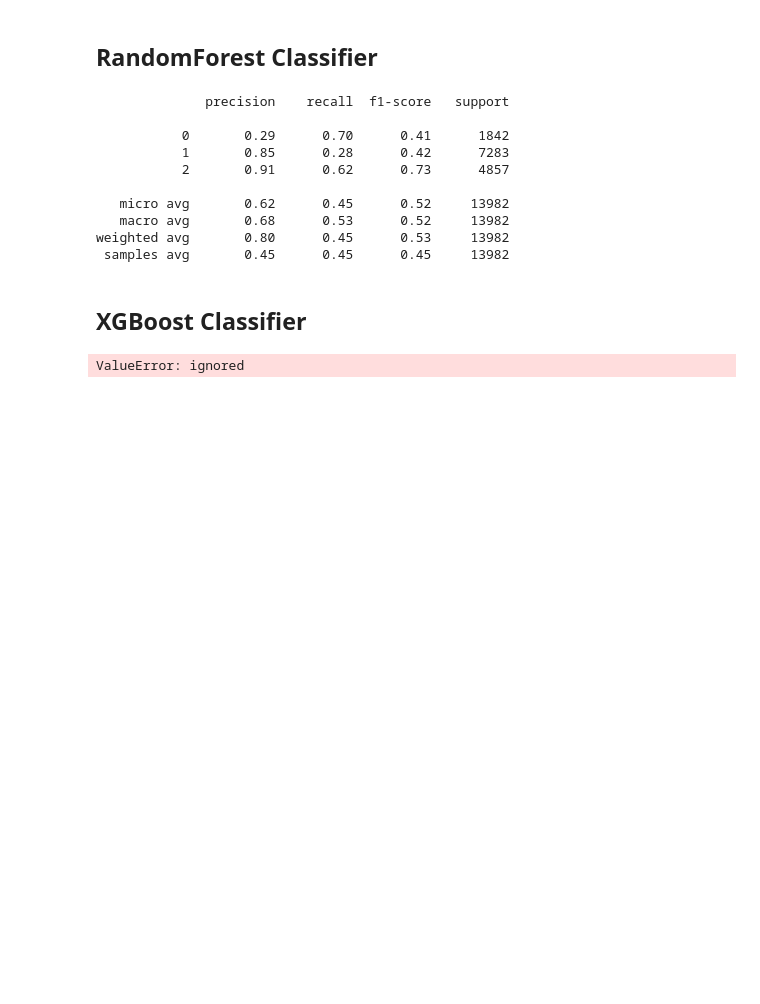
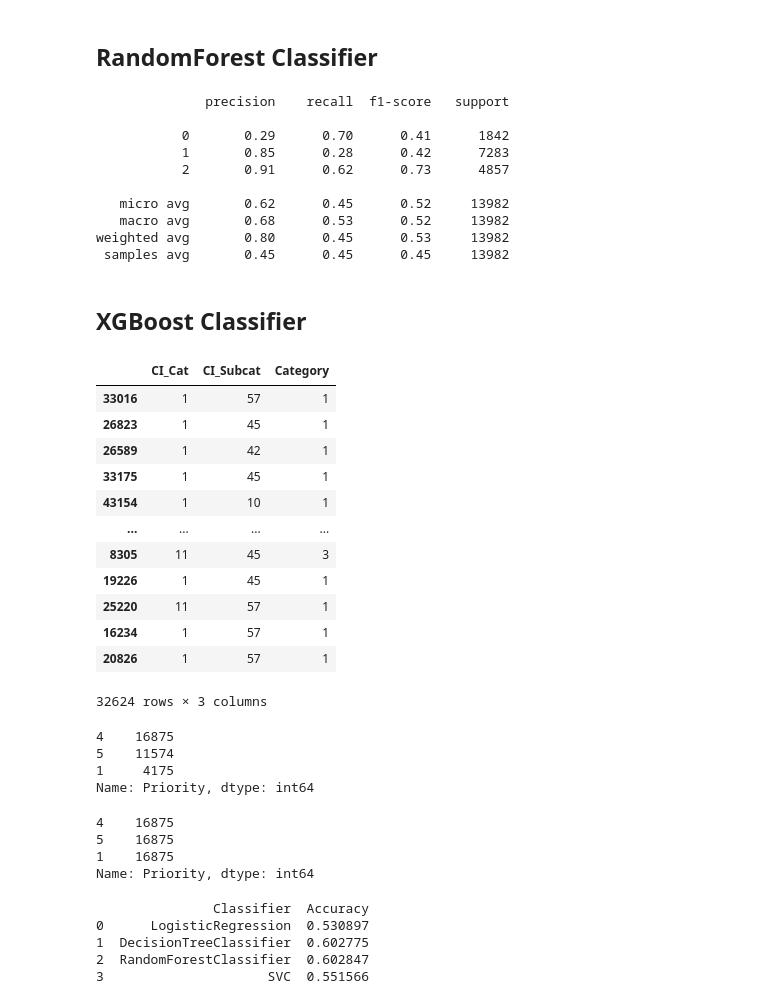
Before and after one commit to SHASHANKV9611/ABC-Tech-ITSM---ML, a Jupyter notebook: ABC_Tech.ipynb, the cells around one changed output. Drawn from its saved outputs; the diff is of its cells as text; code cells hidden in the pictures; blank space fills up the shorter version.

```diff
--- a/ABC_Tech.ipynb
+++ b/ABC_Tech.ipynb
@@ -746,3 +751,26 @@ weighted avg       0.80      0.45      0.53     13982
  samples avg       0.45      0.45      0.45     13982
 # %% [markdown]
 ## XGBoost Classifier
+# %%
+X_train
+# %% [output]
+|  | CI_Cat | CI_Subcat | Category |
+| 33016 | 1 | 57 | 1 |
+| 26823 | 1 | 45 | 1 |
+| 26589 | 1 | 42 | 1 |
+| 33175 | 1 | 45 | 1 |
+| 43154 | 1 | 10 | 1 |
+| ... | ... | ... | ... |
+| 8305 | 11 | 45 | 3 |
+| 19226 | 1 | 45 | 1 |
+| 25220 | 11 | 57 | 1 |
+| 16234 | 1 | 57 | 1 |
+| 20826 | 1 | 57 | 1 |
+32624 rows × 3 columns
+# %%
+y_train.value_counts()
+# %% [output]
+4    16875
+5    11574
+1     4175
+Name: Priority, dtype: int64
@@ -748,0 +781,7 @@ weighted avg       0.80      0.45      0.53     13982
+# %%
+y_sm.value_counts()
+# %% [output]
+4    16875
+5    16875
+1    16875
+Name: Priority, dtype: int64
@@ -753,6 +794,7 @@ from sklearn.tree import DecisionTreeClassifier
 from sklearn.ensemble import RandomForestClassifier
 from sklearn.svm import SVC
 #from xgboost import XGBClassifier
+from sklearn.metrics import classification_report
 from sklearn.metrics import accuracy_score
 
 # create an empty DataFrame to store the accuracy scores
@@ -763,7 +805,7 @@ classifiers = [LogisticRegression(max_iter=1000),DecisionTreeClassifier(), Rando
 
 # iterate over the classifiers and train/evaluate each one
 for clf in classifiers:
-    clf.fit(X_train_smote, y_train_smote)  # train the classifier
+    clf.fit(X_sm, y_1)  # train the classifier
     y_pred = clf.predict(X_test)  # predict the target variable for the test set
     accuracy = accuracy_score(y_test, y_pred)  # calculate the accuracy
     results_df.loc[len(results_df)] = [clf.__class__.__name__, accuracy]  # add a new row to the DataFrame
@@ -771,4 +813,8 @@ for clf in classifiers:
 # print the results
 print(results_df)
 # %% [output]
-ValueError: ignored
+               Classifier  Accuracy
+0      LogisticRegression  0.530897
+1  DecisionTreeClassifier  0.602775
+2  RandomForestClassifier  0.602847
+3                     SVC  0.551566
```
Also changed, not shown: parts of 8 cells of this notebook.
